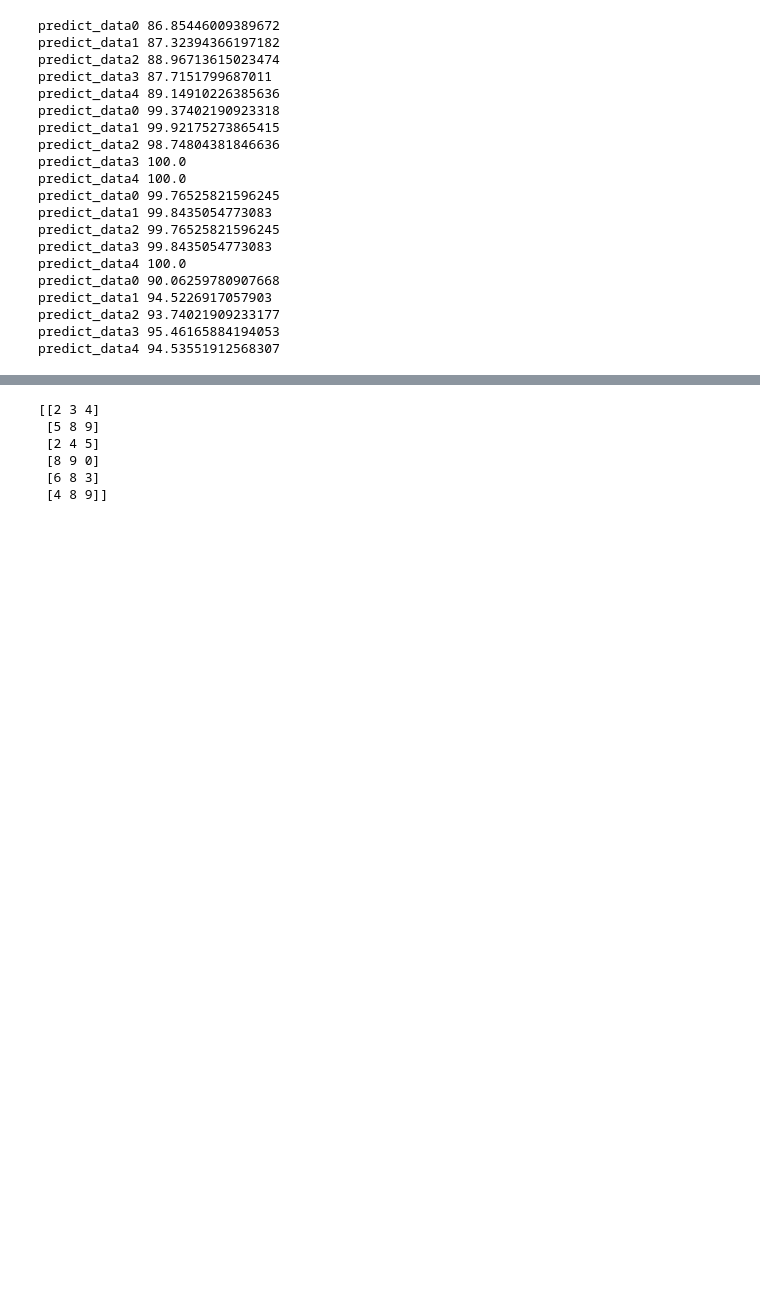
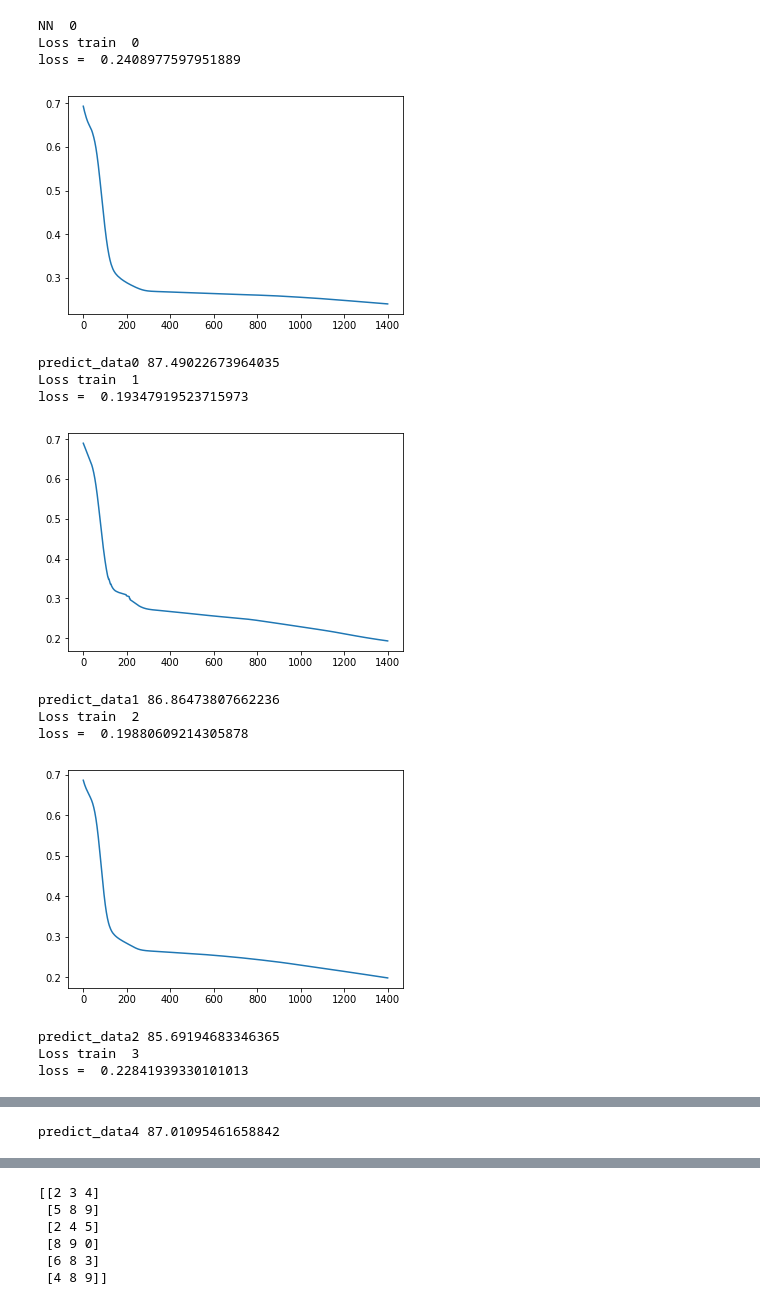
Before and after one commit to dinhdaccuong/Neural-network-project, a Jupyter notebook: Main.ipynb, the cells around one changed output, grey strips where cells are left out. Saved outputs shown, nothing was run; the diff lists cells and outputs as text; code cells hidden in the pictures; blank space fills up the shorter version.

```diff
--- a/Main.ipynb
+++ b/Main.ipynb
@@ -34,30 +34,22 @@ class Neural_Network(nn.Module):
 #Chuyển nhãn sang dạng 0, 1. 0-"-", 1-"+"
 #Tham số:
     #file_name: Tên của tập chứa nhãn.
-    #num_lable: Nhãn của loại K-PTM nào - (S1, S2, S3, S4) - (1, 2, 3, 4)
+    #num_label: Nhãn của loại K-PTM nào - (S1, S2, S3, S4) - (1, 2, 3, 4)
 #Trả về một ma trận cột chứa nhãn dạng nhị phân của các mẫu trong file có tên file_name
-def Lable_To_Bin(file_name, num_lable):
+def Label_To_Bin(path_name, file_name, num_label):
     path_old = os.getcwd()
-    os.chdir("E:\\WinPython-64bit-3.5.4.0Qt5\\notebooks\\Neural_Network_Final\\Data\\Train")
+    os.chdir(path_name)
     f_read = open(file_name, "r")
 
-    list_lable = ["", "", "", ""]
-
-    #Đọc dữ liệu từ file vào list_lable
-    i = 0 #index của list_lable
+    list_label = ["", "", "", ""]
+    re = ""
+    i = 0 #index của list_label
     for line in f_read:
-        list_lable[i] = "" + line
+        list_label[i] = "" + line
         i += 1
-
-    #Kiem tra đọc nhãn của loại nào
-    re = ""
-    for j in range(4):
-        if((num_lable) == j):
-            re = list_lable[j]
+    re = list_label[num_label]
     re = re[0: len(re)-1] #Bo ki tu xuong dong
-
-    #Chuyển nhãn của dữ liệu về ma trận cột dạng nhị phân
-    matrix_b = np.ones((len(re), 1))
+    matrix_b = np.ones((len(re), 1)) #ma trận lưu kết quả của chuyển đổi
     k = 0 #chi so hang cua matrix_b
     for ch in re:
         if(ch == "+"):
@@ -230,33 +223,32 @@ data1.Active()
 data2.Active()
 data3.Active()
 # %%
-model0 = Model(data0, 0, 64, 32)
-model1 = Model(data1, 1, 64, 32)
-model2 = Model(data2, 2, 64, 32)
-model3 = Model(data3, 3, 64, 32)
+data0.Set_Random_Of_State(2)
+data1.Set_Random_Of_State(2)
+data2.Set_Random_Of_State(2)
+data3.Set_Random_Of_State(2)
+model0 = Model(data0, 0, 100, 64, 1400)
+#model1 = Model(data1, 1, 64, 32, 1000)
+#model2 = Model(data2, 2, 64, 32, 1000)
+#model3 = Model(data3, 3, 64, 32, 1000)
 # %%
 model0.Train_And_Predict()
-model1.Train_And_Predict()
-model2.Train_And_Predict()
-model3.Train_And_Predict()
+#model1.Train_And_Predict()
+#model2.Train_And_Predict()
+#model3.Train_And_Predict()
 # %% [output]
-predict_data0 86.85446009389672
-predict_data1 87.32394366197182
-predict_data2 88.96713615023474
-predict_data3 87.7151799687011
-predict_data4 89.14910226385636
-predict_data0 99.37402190923318
-predict_data1 99.92175273865415
-predict_data2 98.74804381846636
-predict_data3 100.0
-predict_data4 100.0
-predict_data0 99.76525821596245
-predict_data1 99.8435054773083
-predict_data2 99.76525821596245
-predict_data3 99.8435054773083
-predict_data4 100.0
-predict_data0 90.06259780907668
-predict_data1 94.5226917057903
-predict_data2 93.74021909233177
-predict_data3 95.46165884194053
-predict_data4 94.53551912568307
+NN  0
+Loss train  0
+loss =  0.2408977597951889
+[figure, added]
+predict_data0 87.49022673964035
+Loss train  1
+loss =  0.19347919523715973
+[figure, added]
+predict_data1 86.86473807662236
+Loss train  2
+loss =  0.19880609214305878
+[figure, added]
+predict_data2 85.69194683346365
+Loss train  3
+loss =  0.22841939330101013
@@ -263 +260,2 @@ predict_data4 94.53551912568307
+predict_data4 87.01095461658842
 # %%
```
Also changed, not shown: parts of 19 cells of this notebook.
